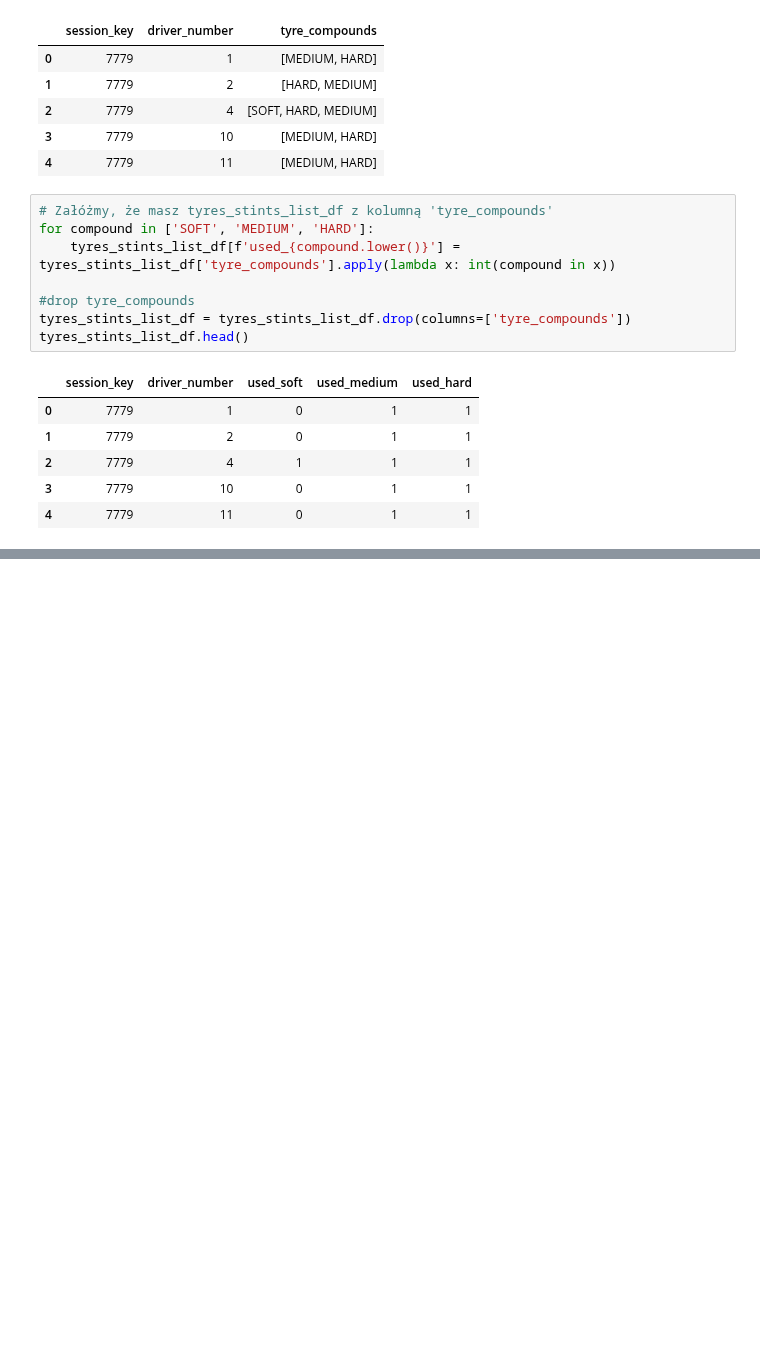
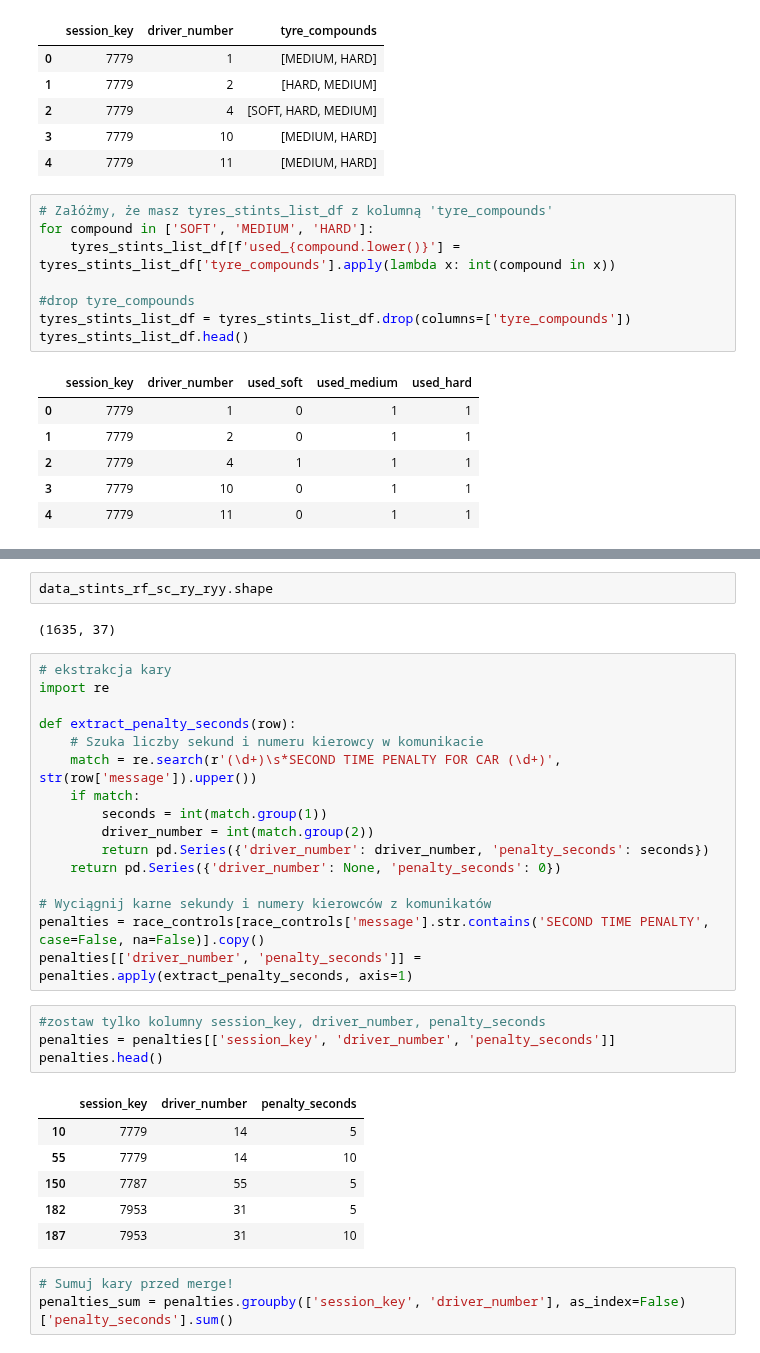
Before and after one commit to szylvvia/f1_races_progress_predict, a Jupyter notebook: stints_tyres_open_f1.ipynb, the cells around one changed output, grey strips where cells are left out. Drawn from its saved outputs; the diff is of its cells as text; blank space fills up the shorter version.

```diff
--- a/stints_tyres_open_f1.ipynb
+++ b/stints_tyres_open_f1.ipynb
@@ -178,0 +403,34 @@ data.head()
+# %%
+data_stints_rf_sc_ry_ryy.shape
+# %% [output]
+(1635, 37)
+# %%
+# ekstrakcja kary
+import re
+
+def extract_penalty_seconds(row):
+    # Szuka liczby sekund i numeru kierowcy w komunikacie
+    match = re.search(r'(\d+)\s*SECOND TIME PENALTY FOR CAR (\d+)', str(row['message']).upper())
+    if match:
+        seconds = int(match.group(1))
+        driver_number = int(match.group(2))
+        return pd.Series({'driver_number': driver_number, 'penalty_seconds': seconds})
+    return pd.Series({'driver_number': None, 'penalty_seconds': 0})
+
+# Wyciągnij karne sekundy i numery kierowców z komunikatów
+penalties = race_controls[race_controls['message'].str.contains('SECOND TIME PENALTY', case=False, na=False)].copy()
+penalties[['driver_number', 'penalty_seconds']] = penalties.apply(extract_penalty_seconds, axis=1)
+# %%
+#zostaw tylko kolumny session_key, driver_number, penalty_seconds
+penalties = penalties[['session_key', 'driver_number', 'penalty_seconds']]
+penalties.head()
+# %% [output]
+|  | session_key | driver_number | penalty_seconds |
+| 10 | 7779 | 14 | 5 |
+| 55 | 7779 | 14 | 10 |
+| 150 | 7787 | 55 | 5 |
+| 182 | 7953 | 31 | 5 |
+| 187 | 7953 | 31 | 10 |
+# %%
+# Sumuj kary przed merge!
+penalties_sum = penalties.groupby(['session_key', 'driver_number'], as_index=False)['penalty_seconds'].sum()
```
Also changed, not shown: parts of 29 cells of this notebook, 2 other files.
